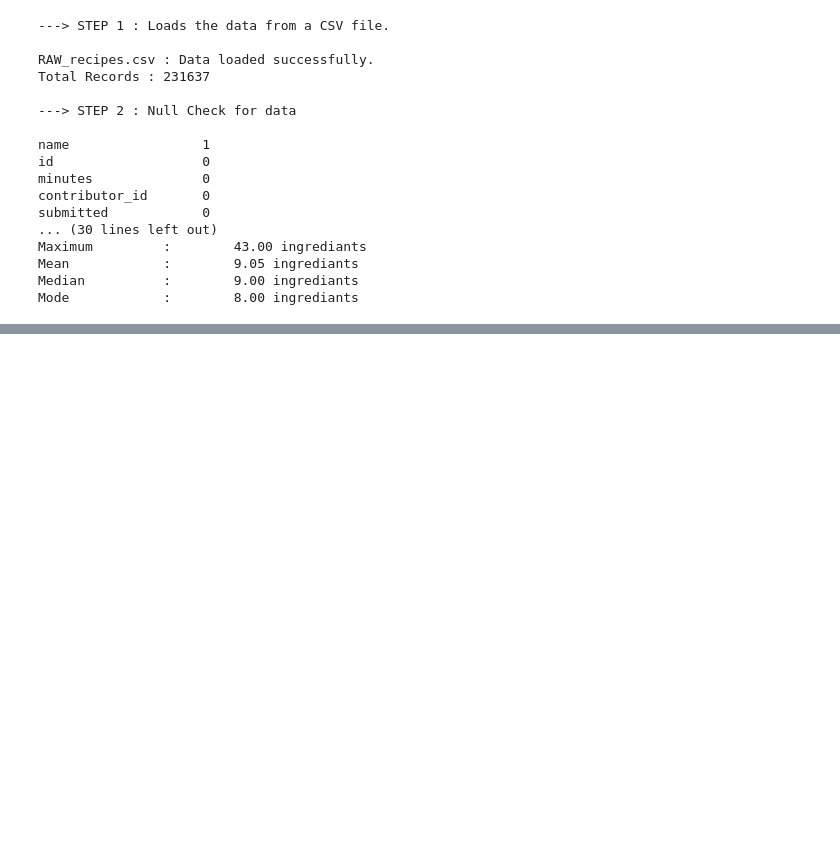
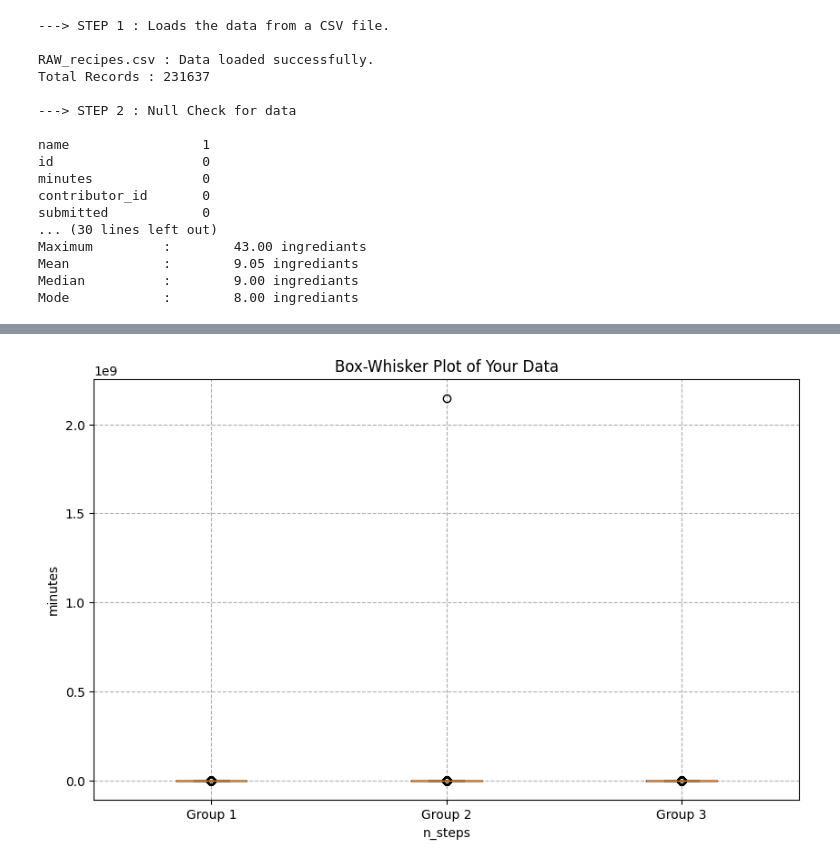
Before and after one commit to khushbunlad/PROG8431, a Jupyter notebook: Workshop2.ipynb, the cells around one changed output, grey strips where cells are left out. Cells and saved outputs as stored; diff of their text form; code cells hidden in the pictures; blank space fills up the shorter version.

```diff
--- a/Workshop2.ipynb
+++ b/Workshop2.ipynb
@@ -114,0 +182,24 @@ Mode            :        8.00 ingrediants
+# %%
+# Assuming you have your data in a CSV file named 'your_dataset.csv'
+# If your data is in a different format, adjust the loading method accordingly
+df = pd.read_csv('./Dataset/RAW_recipes.csv')
+
+# Create the box plot
+plt.figure(figsize=(10, 6))
+plt.boxplot([df['n_steps'], df['minutes'], df['n_ingredients']],
+            labels=['Group 1', 'Group 2', 'Group 3'])
+
+# Customize the plot
+plt.title('Box-Whisker Plot of Your Data')
+plt.ylabel('minutes')
+plt.xlabel('n_steps')
+plt.grid(True)
+
+
+# Add grid lines for better readability
+plt.grid(True, linestyle='--')
+
+# Show the plot
+plt.show()
+# %% [output]
+[figure, added]
```
Also changed, not shown: parts of 10 cells of this notebook, 2 other files.
